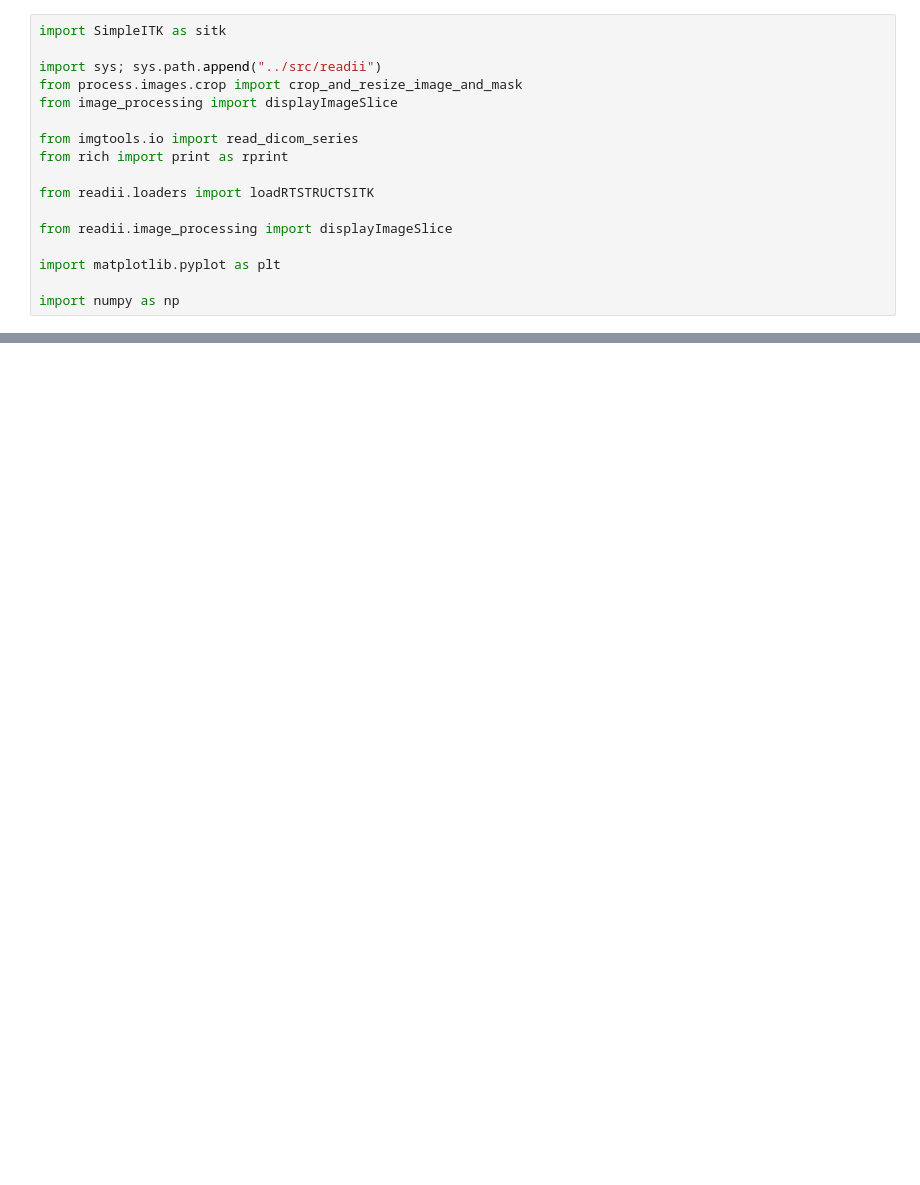
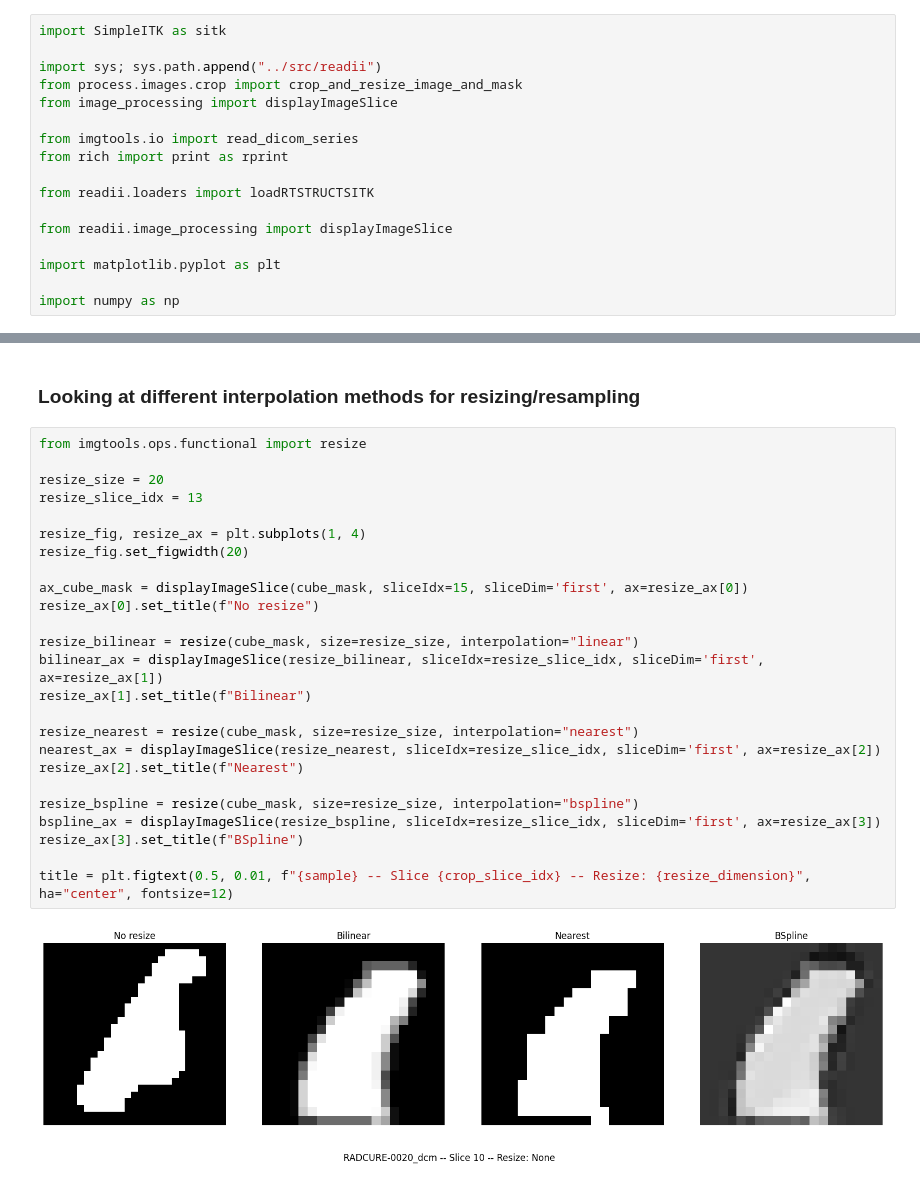
Before and after one commit to bhklab/readii, a Jupyter notebook: notebooks/crop_testing.ipynb, the cells around one changed output, grey strips where cells are left out. Saved outputs shown, nothing was run; the diff lists cells and outputs as text; blank space fills up the shorter version.

```diff
--- a/notebooks/crop_testing.ipynb
+++ b/notebooks/crop_testing.ipynb
@@ -113 +177,30 @@ Text(0.5, 0.01, 'RADCURE-0020 -- Resize: 30')
+# %% [markdown]
+### Looking at different interpolation methods for resizing/resampling
+# %%
+from imgtools.ops.functional import resize
+
+resize_size = 20
+resize_slice_idx = 13
+
+resize_fig, resize_ax = plt.subplots(1, 4)
+resize_fig.set_figwidth(20)
+
+ax_cube_mask = displayImageSlice(cube_mask, sliceIdx=15, sliceDim='first', ax=resize_ax[0])
+resize_ax[0].set_title(f"No resize")
+
+resize_bilinear = resize(cube_mask, size=resize_size, interpolation="linear")
+bilinear_ax = displayImageSlice(resize_bilinear, sliceIdx=resize_slice_idx, sliceDim='first', ax=resize_ax[1])
+resize_ax[1].set_title(f"Bilinear")
+
+resize_nearest = resize(cube_mask, size=resize_size, interpolation="nearest")
+nearest_ax = displayImageSlice(resize_nearest, sliceIdx=resize_slice_idx, sliceDim='first', ax=resize_ax[2])
+resize_ax[2].set_title(f"Nearest")
+
+resize_bspline = resize(cube_mask, size=resize_size, interpolation="bspline")
+bspline_ax = displayImageSlice(resize_bspline, sliceIdx=resize_slice_idx, sliceDim='first', ax=resize_ax[3])
+resize_ax[3].set_title(f"BSpline")
+
+title = plt.figtext(0.5, 0.01, f"{sample} -- Slice {crop_slice_idx} -- Resize: {resize_dimension}", ha="center", fontsize=12)
+# %% [output]
+[figure, added]
 # %%
```
Also changed, not shown: parts of 19 cells of this notebook.
